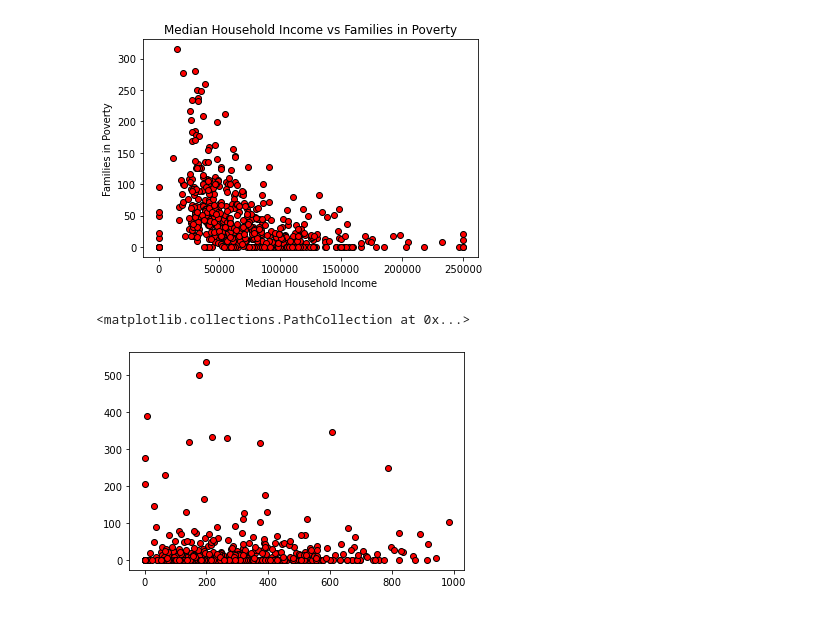
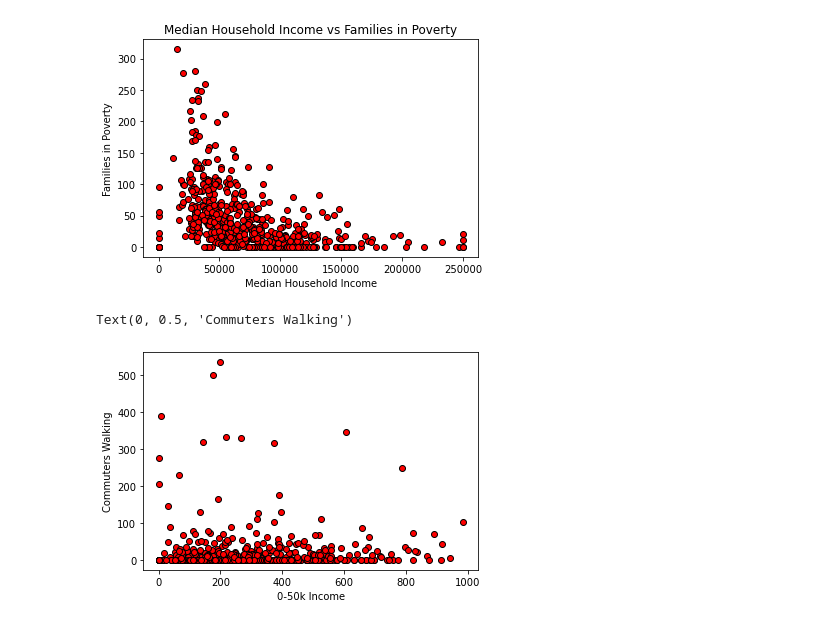
Before and after one commit to Apex8/Charlotte-income-vs-commute-analysis, a Jupyter notebook: Charlotte_Income.ipynb, the cells around one changed output. Saved outputs shown, nothing was run; the diff lists cells and outputs as text; code cells hidden in the pictures.

```diff
--- a/Charlotte_Income.ipynb
+++ b/Charlotte_Income.ipynb
@@ -137,8 +137,10 @@ Text(0.5, 1.0, 'Median Household Income vs Families in Poverty')
 # %%
 x_axis1=clean_charlotte["0-50k"]
 y_axis1=clean_charlotte["Walked"]
 
 plt.scatter(x_axis1,y_axis1, color="black", facecolor="red")
+plt.xlabel("0-50k Income")
+plt.ylabel("Commuters Walking")
 # %% [output]
-<matplotlib.collections.PathCollection at 0x...>
+Text(0, 0.5, 'Commuters Walking')
-[figure, old version]
+[figure, new version]
```
Also changed, not shown: parts of 4 cells of this notebook.
